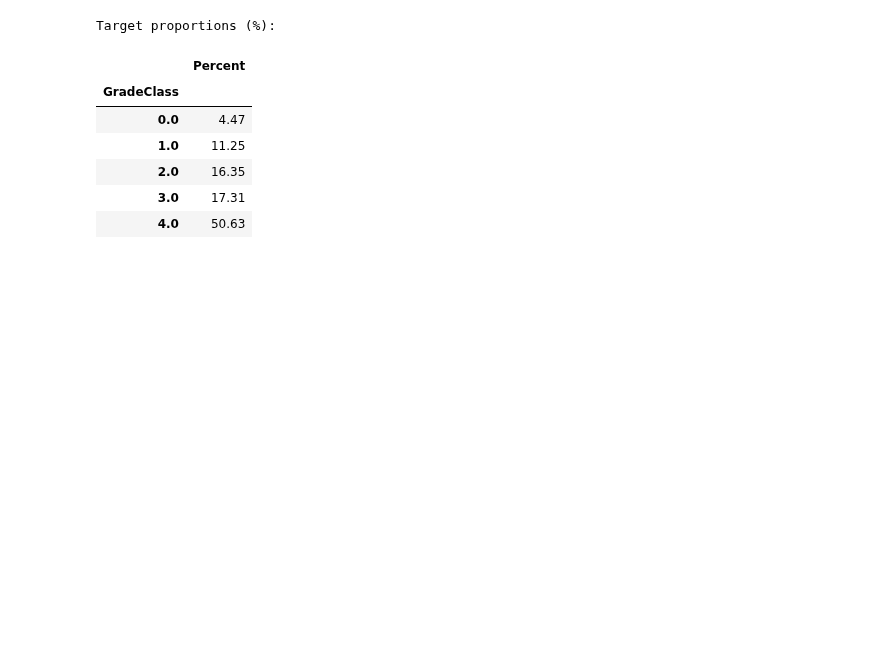
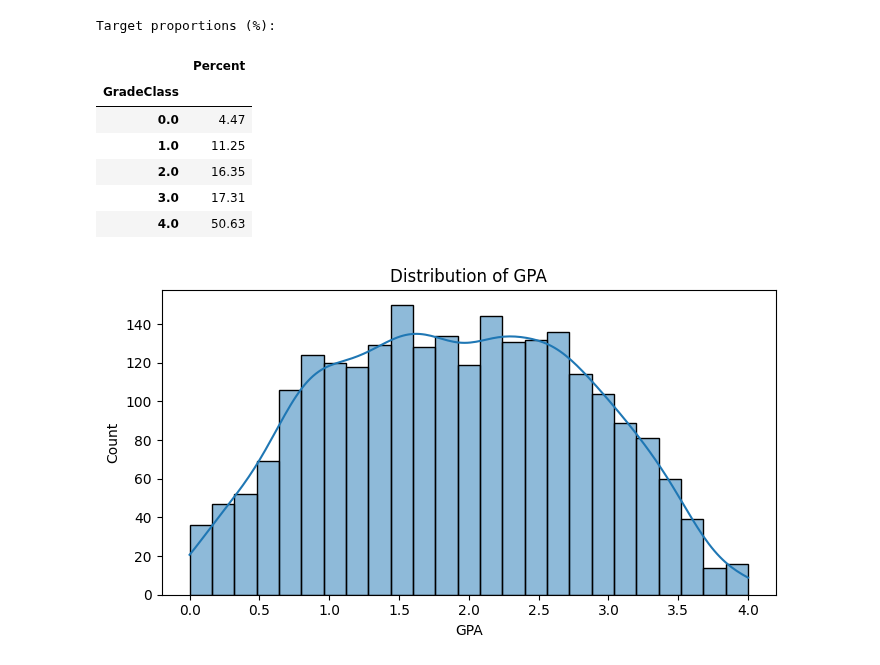
Before and after one commit to Sonu-kumar-08/YBI-INTERNSHIP, a Jupyter notebook: Student_Performance_Prediction.ipynb, the cells around one changed output. Cells and saved outputs as stored; diff of their text form; code cells hidden in the pictures; blank space fills up the shorter version.

```diff
--- a/Student_Performance_Prediction.ipynb
+++ b/Student_Performance_Prediction.ipynb
@@ -184,3 +184,12 @@ Target proportions (%):
 | 2.0 | 16.35 |
 | 3.0 | 17.31 |
 | 4.0 | 50.63 |
+# %%
+plt.figure(figsize=(7, 4))
+sns.histplot(clean_df["GPA"], bins=25, kde=True)
+plt.title("Distribution of GPA")
+plt.xlabel("GPA")
+plt.tight_layout()
+plt.show()
+# %% [output]
+[figure, added]
```
Also changed, not shown: parts of 3 cells of this notebook.
